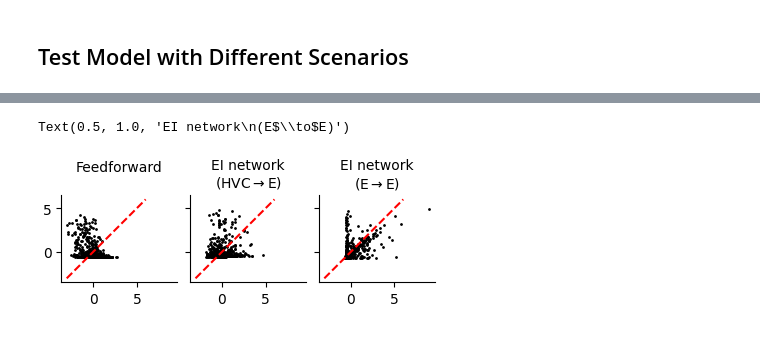
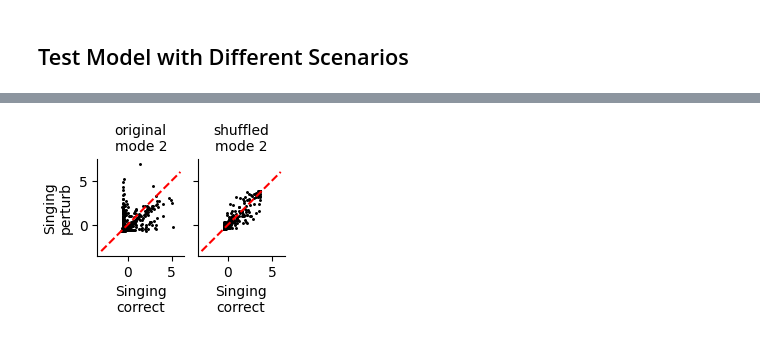
Before and after one commit to gongziyida/vocal-error-network, a Jupyter notebook: EI_and_FF_further_analysis.ipynb, the cells around one changed output, grey strips where cells are left out. Drawn from its saved outputs; the diff is of its cells as text; code cells hidden in the pictures.

```diff
--- a/EI_and_FF_further_analysis.ipynb
+++ b/EI_and_FF_further_analysis.ipynb
@@ -131,8 +129,3 @@ for i, j in trial_params:
     res['EIrec'].append(np.hstack(netEIrec.sim(hE0, hI0, *args, no_progress_bar=True)[:2]))
 for k, v in res.items():
     res[k] = np.stack(v, axis=0)
-# %%
-fig, ax = plt.subplots(1, 3, sharey='all', figsize=(8,2))
-for i, (k, v) in enumerate(res.items()):
-    for j, _ in enumerate(trial_params):
-        ax[i].plot(v[j].mean(axis=-1));
@@ -140,0 +282,16 @@ for i, (k, v) in enumerate(res.items()):
+# %%
+p_neg_corrs = np.zeros(N_shuffles+1)
+p_neg_corrs[0] = (correlation(netEIrec.JEE.toarray(), syl, dim=2) < -0.1).mean()*100
+for i, j in enumerate(res['Js'], 1):
+    p_neg_corrs[i] = (correlation(j[:NE,:NE], syl, dim=2) < -0.1).mean()*100
+fig, ax = plt.subplots(1, figsize=(1.6,2))
+ax.axvline(p_neg_corrs[0], c='k', label='original mode 2')
+ax.hist(p_neg_corrs[1:], bins=8, color='r', label='shuffled mode 2',
+        range=(np.floor(p_neg_corrs.min()), np.ceil(p_neg_corrs.max())))
+fig.text(0.5, 0.05, 'percent of negative\npattern correlation', ha='center')
+ax.set(xlabel='$\ $\n', yticks=[0, 15])
+ax.set_ylabel('Count', va='top')
+ax.legend(loc=(-0.4, 1))
+fig.savefig('svg/percent_J_corr_less_-0.1.svg')
+from scipy.stats import ttest_1samp
+ttest_1samp(p_neg_corrs[1:], p_neg_corrs[0], alternative='greater')
@@ -141,18 +343,20 @@ for i, (k, v) in enumerate(res.items()):
 # %%
 ti, tj = int(tsyl_start[i_pert,0])-100, int(tsyl_end[i_pert,0])+100
-fig, ax = plt.subplots(1, 3, sharex='all', sharey='all', figsize=(4, 3))
-for i, k in enumerate(res.keys()):
-    z_ctrl = normalize(res[k][0:1,ti:tj,:NE].mean(axis=(0,1)), axis=0)
-    z_pert = normalize(res[k][2:3,ti:tj,:NE].mean(axis=(0,1)), axis=0)
-    # z_ctrl = res[k][0:1,ti:tj,:NE].mean(axis=(0,1))
-    # z_pert = res[k][-3:,ti:tj,:NE].mean(axis=(0,1))
-    ax[i].plot(z_ctrl, z_pert, 'o', ms=1, c='k')
+fig, ax = plt.subplots(1, 2, sharex='all', sharey='all', figsize=(2.5, 2))
+l = 0
+err = res['pert'][l] - syl[i_pert]
+for i, k in enumerate(('EIrec', 'EIrecJshuff')):
+    z_ctrl = normalize(res[k][l][0,ti:tj,:NE].mean(axis=0), axis=0)
+    z_pert = normalize(res[k][l][1,ti:tj,:NE].mean(axis=0), axis=0)
+    # z_ctrl = res[k][l][0,ti:tj,:NE].mean(axis=0)
+    # z_pert = res[k][l][1,ti:tj,:NE].mean(axis=0)
+    # ax[i].scatter(z_ctrl, z_pert, c=err, s=5, cmap='plasma')
+    ax[i].scatter(z_ctrl, z_pert, c='k', s=5)
     ax[i].plot([-3,6], [-3,6], c='r', ls='--')
     # ax[i].set(aspect=1, xlim=[-3,6], ylim=[-3,6])
     ax[i].set(aspect=1)
-ax[0].set_title('Feedforward\n', fontsize=10)
-ax[1].set_title('EI network\n(HVC$\\to$E)', fontsize=10)
-ax[2].set_title('EI network\n(E$\\to$E)', fontsize=10)
+ax[0].set(title='original\nmode 2', xlabel='Singing\ncorrect', ylabel='Singing\nperturb')
+ax[1].set(title='shuffled\nmode 2', xlabel='Singing\ncorrect')
+fig.savefig('svg/joint_dist_J_J_shuff.svg')
 # %% [output]
-Text(0.5, 1.0, 'EI network\n(E$\\to$E)')
-[figure, old version]
+[figure, new version]
```
Also changed, not shown: parts of 22 cells of this notebook, 16 other files.
